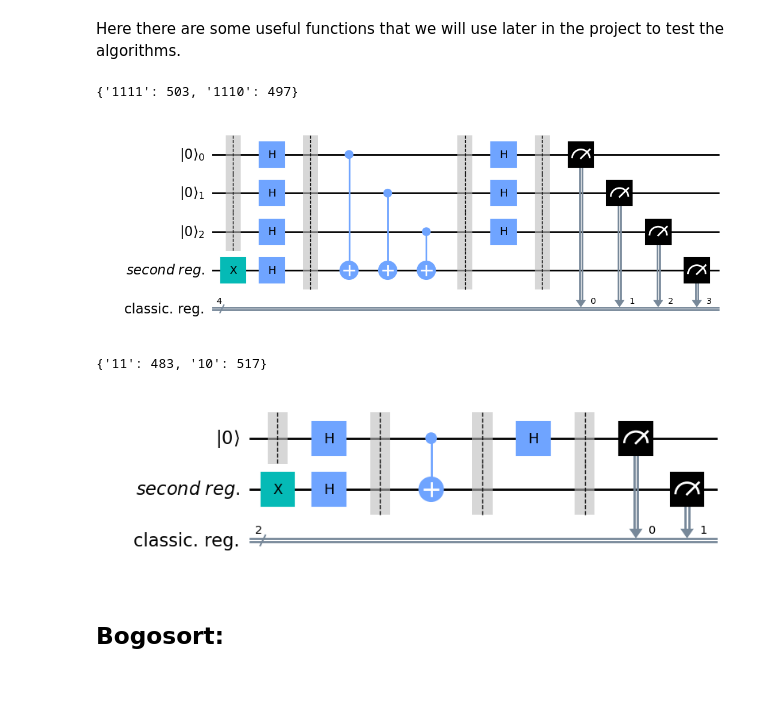
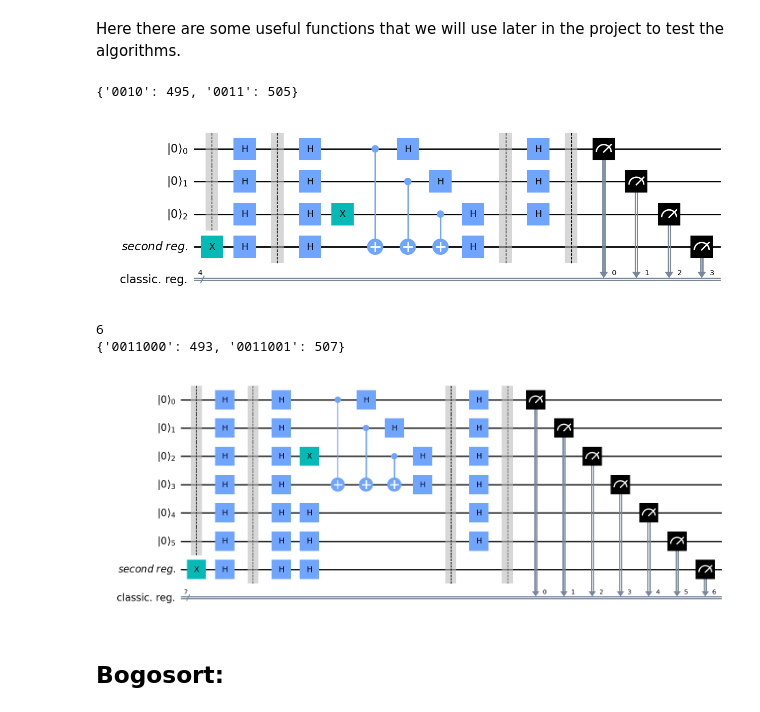
Before and after one commit to gilles-maurer/IT41_DJ_Algorithm, a Jupyter notebook: main.ipynb, the cells around one changed output. Saved outputs shown, nothing was run; the diff lists cells and outputs as text; code cells hidden in the pictures; blank space fills up the shorter version.

```diff
--- a/main.ipynb
+++ b/main.ipynb
@@ -34,45 +34,48 @@ def deutsch_jozsa(function_to_test):
     circuit.h(qr1)
     circuit.x(qr2)
     circuit.h(qr2)
     circuit.barrier(qr1, qr2)
 
     circuit = circuit.compose(function_to_test, qubits=[0, 1, 2, 3])  # We add the function to test
 
     circuit.barrier(qr1, qr2)
     circuit.h(qr1)
     circuit.barrier(qr1, qr2)
     circuit.measure(qr1, cr[:3])
     circuit.measure(qr2, cr[3:])
 
     result = execute(circuit, backend=simulator, shots=1000).result()
     counts = result.get_counts()
-    counts = {k[::-1]: v for k, v in counts.items()}
+    counts = {k[::-1]: v for k, v in counts.items()}  # We reverse the binary strings to match the order of the qubits
 
     print(counts)
     return circuit.draw('mpl')
 
 
 def my_function():
-    qr1 = QuantumRegister(3, '|0⟩')
-    qr2 = QuantumRegister(1, 'second reg.')
-    cr = ClassicalRegister(4, 'classic. reg.')
-    circuit = QuantumCircuit(qr1, qr2, cr)
+    qr = QuantumRegister(4)
+    circuit = QuantumCircuit(qr)
 
     ### Write the function to be tested here: ###
-    circuit.cx(qr1[0], qr2[0])
-    circuit.cx(qr1[1], qr2[0])
-    circuit.cx(qr1[2], qr2[0])
+    circuit.h(qr)
+    circuit.x(qr[2])
+    circuit.cx(qr[0], qr[3])
+    circuit.cx(qr[1], qr[3])
+    circuit.cx(qr[2], qr[3])
+    circuit.h(qr)
     #############################################
 
     return circuit
 
 
 deutsch_jozsa(my_function())
 # %% [output]
-{'1111': 503, '1110': 497}
+{'0010': 495, '0011': 505}
-[figure, old version]
+[figure, new version]
 # %%
-def deutsch_jozsa_extended(function_to_test, n):
+def deutsch_jozsa_extended(function_to_test):
+    n = function_to_test.num_qubits - 1
+    print(n)
     qr1 = QuantumRegister(n, '|0⟩')
     qr2 = QuantumRegister(1, 'second reg.')
     cr = ClassicalRegister(n + 1, 'classic. reg.')
@@ -100,25 +103,27 @@ def deutsch_jozsa_extended(function_to_test, n):
     return circuit.draw('mpl')
 
 
-def my_function_extended(n):
-    qr1 = QuantumRegister(n, '|0⟩')
-    qr2 = QuantumRegister(1, 'second reg.')
-    cr = ClassicalRegister(n + 1, 'classic. reg.')
-    circuit = QuantumCircuit(qr1, qr2, cr)
+def my_function_extended():
+    ### Write the function to be tested here: ###
+    qr = QuantumRegister(7)
+    circuit = QuantumCircuit(qr)
 
-    ### Write the function to be tested here: ###
-    for i in range(n):
-        circuit.cx(qr1[i], qr2[0])
+    circuit.h(qr)
+    circuit.x(qr[2])
+    circuit.cx(qr[0], qr[3])
+    circuit.cx(qr[1], qr[3])
+    circuit.cx(qr[2], qr[3])
+    circuit.h(qr)
     #############################################
 
     return circuit
 
 
-n = int(input("Enter a number of qubits: "))
-deutsch_jozsa_extended(my_function_extended(n), n)
+deutsch_jozsa_extended(my_function_extended())
 # %% [output]
-{'11': 483, '10': 517}
+6
+{'0011000': 493, '0011001': 507}
-[figure, old version]
+[figure, new version]
 # %% [markdown]
 ## Bogosort:
 # %% [markdown]
```
Also changed, not shown: parts of 6 cells of this notebook.
